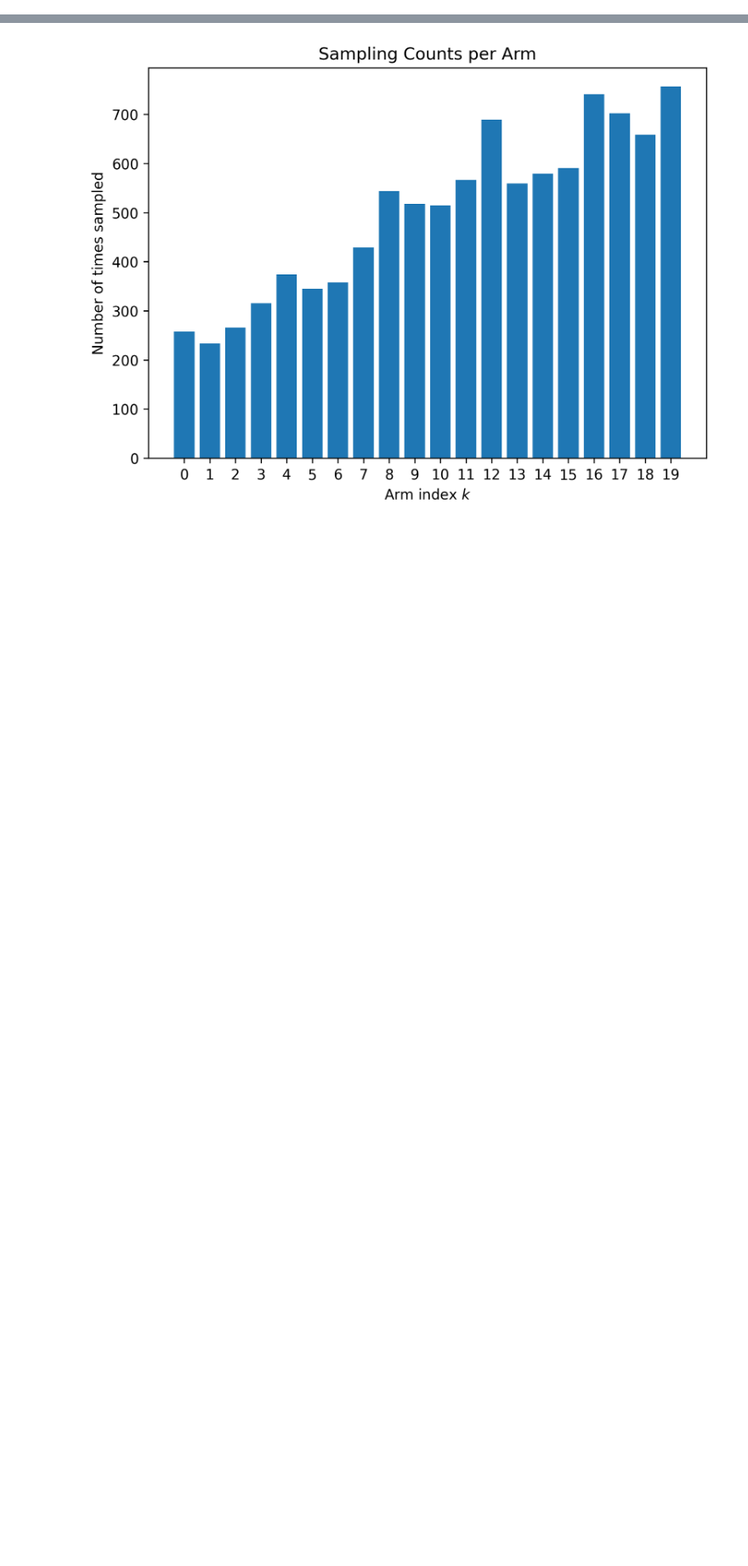
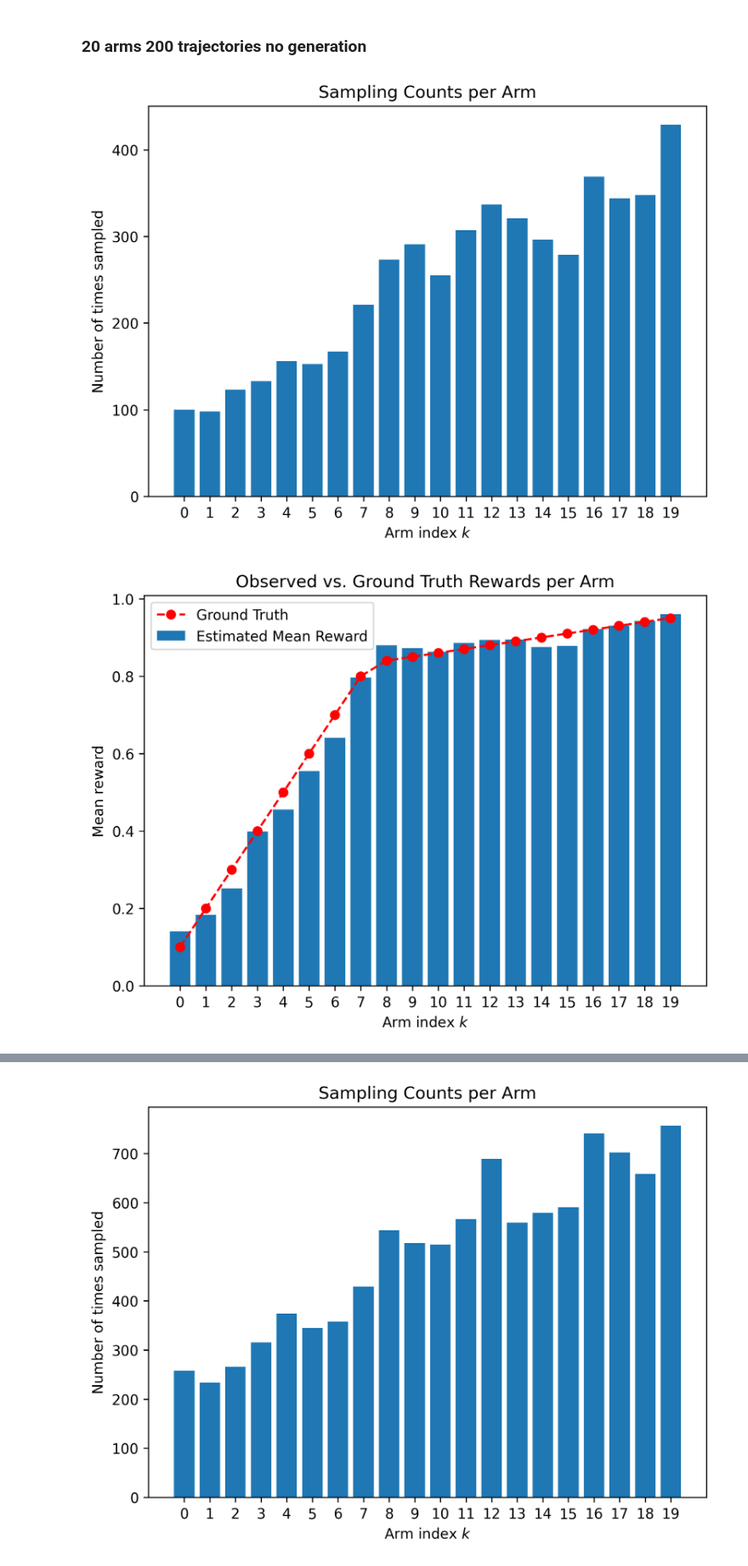
Before and after one commit to zsc2003/ShanghaiTech-SI252-Final-Project, a Jupyter notebook: stochastic_bandit/further_expole/distribution.ipynb, the cells around one changed output, grey strips where cells are left out. Shown at 85% size. Drawn from its saved outputs; the diff is of its cells as text; code cells hidden in the pictures; blank space fills up the shorter version.

Commit message:
show trajectory distribution

```diff
--- a/stochastic_bandit/further_expole/distribution.ipynb
+++ b/stochastic_bandit/further_expole/distribution.ipynb
@@ -0,0 +1,58 @@
+# %% [markdown]
+### 20 arms 200 trajectories no generation
+# %%
+import numpy as np
+import matplotlib.pyplot as plt
+
+# ===== 1. Load data =====
+traj = np.load('traj_20.npy')          # 形状 (N, D, 2)
+actions = traj[..., 0].astype(int)   # (N, D) — actions a_t
+rewards = traj[..., 1]               # (N, D) — rewards r_t
+
+# ===== 2. Determine number of arms =====
+K = actions.max() + 1                # assume arms are 0-indexed
+
+# ===== 3. Figure 1: Sampling counts per arm =====
+counts = np.bincount(actions.flatten(), minlength=K)
+
+plt.figure()
+plt.bar(range(K), counts)
+plt.xlabel('Arm index $k$')
+plt.ylabel('Number of times sampled')
+plt.title('Sampling Counts per Arm')
+plt.tight_layout()
+plt.xticks(range(0,20))
+plt.gcf().set_dpi(300)
+plt.show()
+
+# ===== 4. Figure 2: Mean observed reward per arm & Ground Truth =====
+mean_reward_per_arm = []
+for k in range(K):
+    mask = (actions == k)
+    if mask.any():
+        mean_reward_per_arm.append(rewards[mask].mean())
+    else:
+        mean_reward_per_arm.append(np.nan)
+
+theta_oracled = np.array([
+    0.1, 0.2, 0.3, 0.4, 0.5,
+    0.6, 0.7, 0.8, 0.84, 0.85,
+    0.86, 0.87, 0.88, 0.89, 0.9,
+    0.91, 0.92, 0.93, 0.94, 0.95
+])
+
+x = np.arange(K)
+plt.figure()
+plt.bar(x, mean_reward_per_arm, label='Estimated Mean Reward')
+plt.plot(x, theta_oracled, marker='o', linestyle='--', color='r', label='Ground Truth')
+plt.xlabel('Arm index $k$')
+plt.ylabel('Mean reward')
+plt.title('Observed vs. Ground Truth Rewards per Arm')
+plt.legend()
+plt.tight_layout()
+plt.xticks(range(0,20))
+plt.gcf().set_dpi(300)
+plt.show()
+# %% [output]
+[figure, added]
+[figure, added]
```
Also changed, not shown: parts of 3 cells of this notebook.
